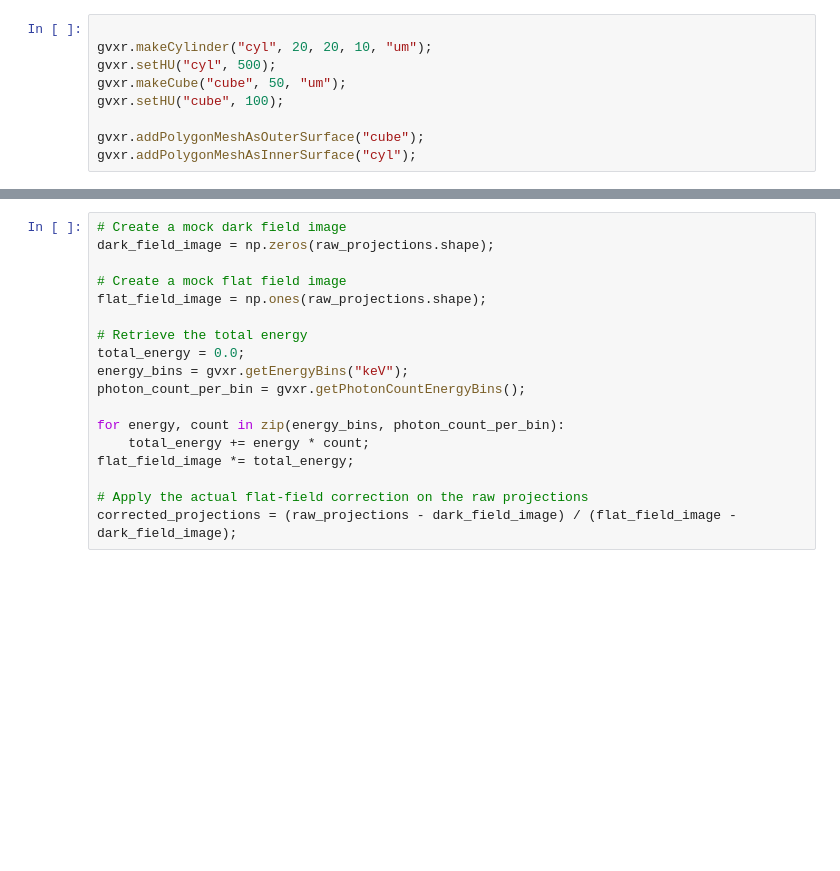
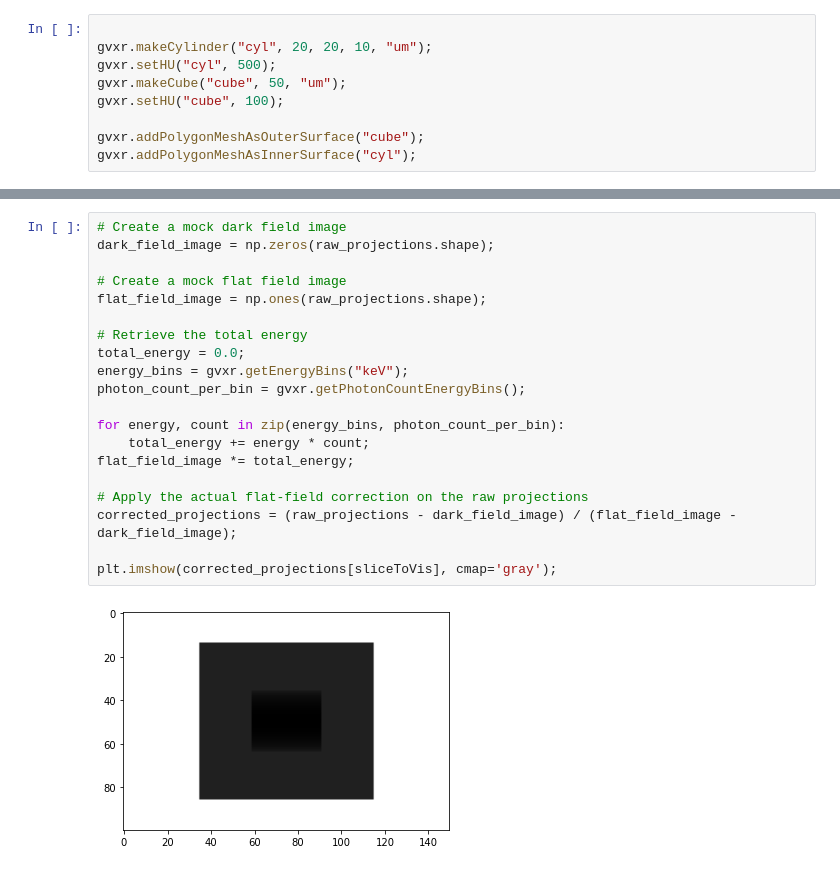
Before and after one commit to Chummbles/gvxr_recon_example, a Jupyter notebook: notebook1.ipynb, the cells around one changed output, grey strips where cells are left out. Cells and saved outputs as stored; diff of their text form; blank space fills up the shorter version.

```diff
--- a/notebook1.ipynb
+++ b/notebook1.ipynb
@@ -46,21 +52,25 @@ raw_projections = raw_projections / gvxr.getUnitOfEnergy("keV");
 # %%
 # Create a mock dark field image
 dark_field_image = np.zeros(raw_projections.shape);
 
 # Create a mock flat field image
 flat_field_image = np.ones(raw_projections.shape);
 
 # Retrieve the total energy
 total_energy = 0.0;
 energy_bins = gvxr.getEnergyBins("keV");
 photon_count_per_bin = gvxr.getPhotonCountEnergyBins();
 
 for energy, count in zip(energy_bins, photon_count_per_bin):
     total_energy += energy * count;
 flat_field_image *= total_energy;
 
 # Apply the actual flat-field correction on the raw projections
 corrected_projections = (raw_projections - dark_field_image) / (flat_field_image - dark_field_image);
+
+plt.imshow(corrected_projections[sliceToVis], cmap='gray');
+# %% [output]
+[figure, added]
 # %%
 
 # Create a temporary image to hold the sinogram
```
Also changed, not shown: parts of 5 cells of this notebook.
